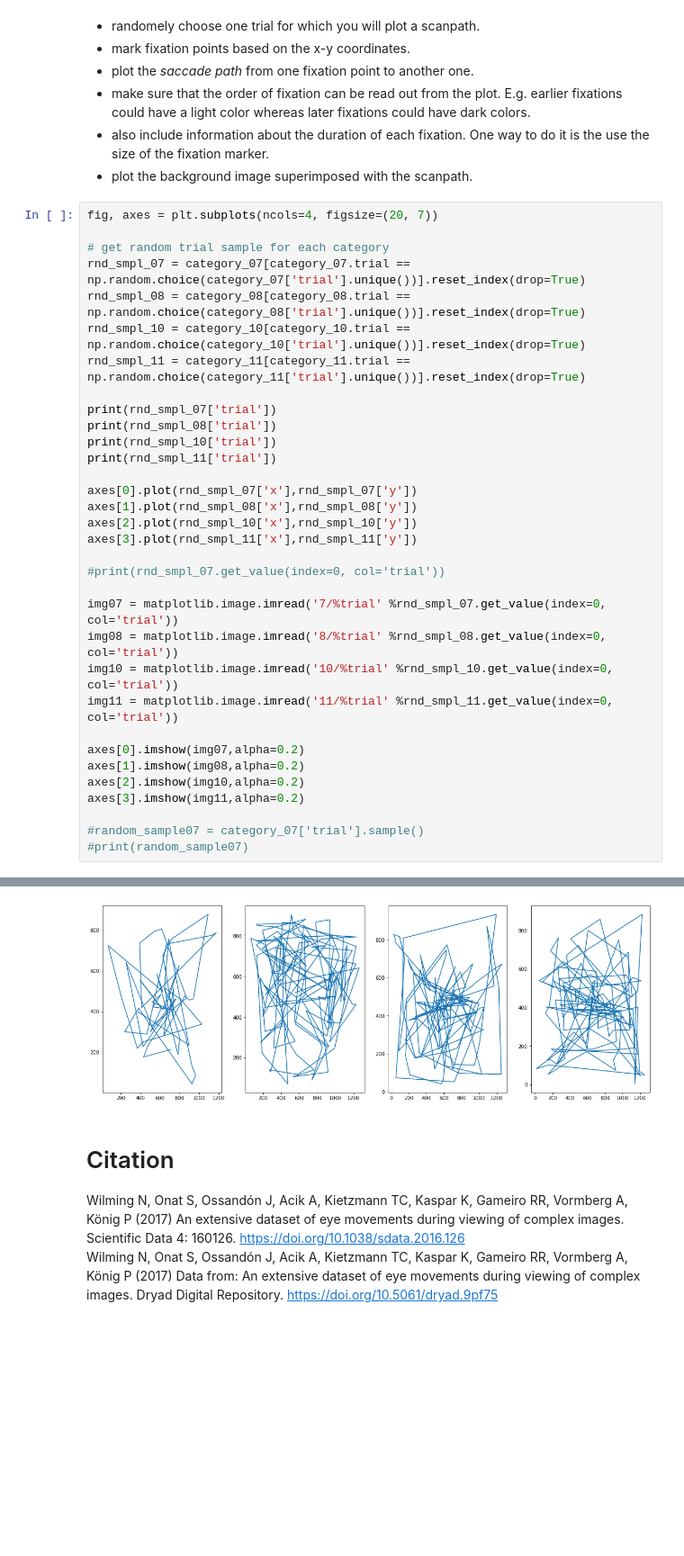
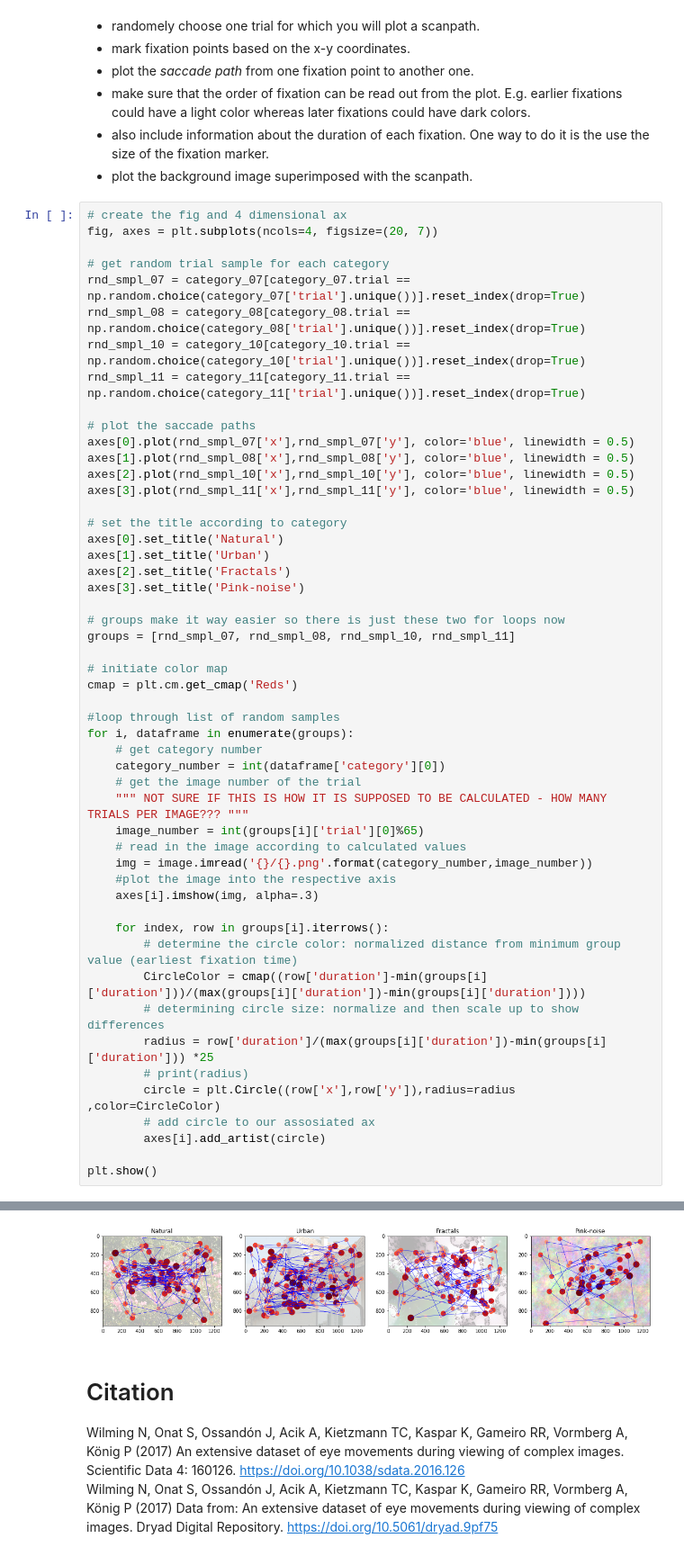
Before and after one commit to NBP-ACC/week-7-acc10, a Jupyter notebook: Sheet05.ipynb, the cells around one changed output, grey strips where cells are left out. Shown: that part at 90% size. Drawn from its saved outputs; the diff is of its cells as text; blank space fills up the shorter version.

```diff
--- a/Sheet05.ipynb
+++ b/Sheet05.ipynb
@@ -449,6 +404,7 @@ We want to know whether different scan behaviour is used when viewing images of
 - also include information about the duration of each fixation. One way to do it is the use the size of the fixation marker.
 - plot the background image superimposed with the scanpath.
 # %%
+# create the fig and 4 dimensional ax
 fig, axes = plt.subplots(ncols=4, figsize=(20, 7))
 
 # get random trial sample for each category
@@ -457,28 +413,45 @@ rnd_smpl_08 = category_08[category_08.trial == np.random.choice(category_08['tri
 rnd_smpl_10 = category_10[category_10.trial == np.random.choice(category_10['trial'].unique())].reset_index(drop=True)
 rnd_smpl_11 = category_11[category_11.trial == np.random.choice(category_11['trial'].unique())].reset_index(drop=True)
 
-print(rnd_smpl_07['trial'])
-print(rnd_smpl_08['trial'])
-print(rnd_smpl_10['trial'])
-print(rnd_smpl_11['trial'])
+# plot the saccade paths
+axes[0].plot(rnd_smpl_07['x'],rnd_smpl_07['y'], color='blue', linewidth = 0.5)
+axes[1].plot(rnd_smpl_08['x'],rnd_smpl_08['y'], color='blue', linewidth = 0.5)
+axes[2].plot(rnd_smpl_10['x'],rnd_smpl_10['y'], color='blue', linewidth = 0.5)
+axes[3].plot(rnd_smpl_11['x'],rnd_smpl_11['y'], color='blue', linewidth = 0.5)
 
-axes[0].plot(rnd_smpl_07['x'],rnd_smpl_07['y'])
-axes[1].plot(rnd_smpl_08['x'],rnd_smpl_08['y'])
-axes[2].plot(rnd_smpl_10['x'],rnd_smpl_10['y'])
-axes[3].plot(rnd_smpl_11['x'],rnd_smpl_11['y'])
+# set the title according to category
+axes[0].set_title('Natural')
+axes[1].set_title('Urban')
+axes[2].set_title('Fractals')
+axes[3].set_title('Pink-noise')
 
-#print(rnd_smpl_07.get_value(index=0, col='trial'))
+# groups make it way easier so there is just these two for loops now
+groups = [rnd_smpl_07, rnd_smpl_08, rnd_smpl_10, rnd_smpl_11]
 
-img07 = matplotlib.image.imread('7/%trial' %rnd_smpl_07.get_value(index=0, col='trial'))
-img08 = matplotlib.image.imread('8/%trial' %rnd_smpl_08.get_value(index=0, col='trial'))
-img10 = matplotlib.image.imread('10/%trial' %rnd_smpl_10.get_value(index=0, col='trial'))
-img11 = matplotlib.image.imread('11/%trial' %rnd_smpl_11.get_value(index=0, col='trial'))
+# initiate color map
+cmap = plt.cm.get_cmap('Reds')
 
-axes[0].imshow(img07,alpha=0.2)
-axes[1].imshow(img08,alpha=0.2)
-axes[2].imshow(img10,alpha=0.2)
-axes[3].imshow(img11,alpha=0.2)
+#loop through list of random samples
+for i, dataframe in enumerate(groups):
+    # get category number
+    category_number = int(dataframe['category'][0])
+    # get the image number of the trial
+    """ NOT SURE IF THIS IS HOW IT IS SUPPOSED TO BE CALCULATED - HOW MANY TRIALS PER IMAGE??? """
+    image_number = int(groups[i]['trial'][0]%65)
+    # read in the image according to calculated values
+    img = image.imread('{}/{}.png'.format(category_number,image_number))
+    #plot the image into the respective axis
+    axes[i].imshow(img, alpha=.3)
 
-#random_sample07 = category_07['trial'].sample()
-#print(random_sample07)
+    for index, row in groups[i].iterrows():
+        # determine the circle color: normalized distance from minimum group value (earliest fixation time)
+        CircleColor = cmap((row['duration']-min(groups[i]['duration']))/(max(groups[i]['duration'])-min(groups[i]['duration'])))
+        # determining circle size: normalize and then scale up to show differences
+        radius = row['duration']/(max(groups[i]['duration'])-min(groups[i]['duration'])) *25
+        # print(radius)
+        circle = plt.Circle((row['x'],row['y']),radius=radius ,color=CircleColor)
+        # add circle to our assosiated ax
+        axes[i].add_artist(circle)
+
+plt.show()
 # %% [output]
@@ -503,4 +458,4 @@ ValueError: unsupported format character 't' (0x74) at index 3
-[figure, old version]
+[figure, new version]
 # %% [markdown]
 # Citation
 Wilming N, Onat S, Ossandón J, Acik A, Kietzmann TC, Kaspar K, Gameiro RR, Vormberg A, König P (2017) An extensive dataset of eye movements during viewing of complex images. Scientific Data 4: 160126. https://doi.org/10.1038/sdata.2016.126
```
Also changed, not shown: parts of 8 cells of this notebook.
